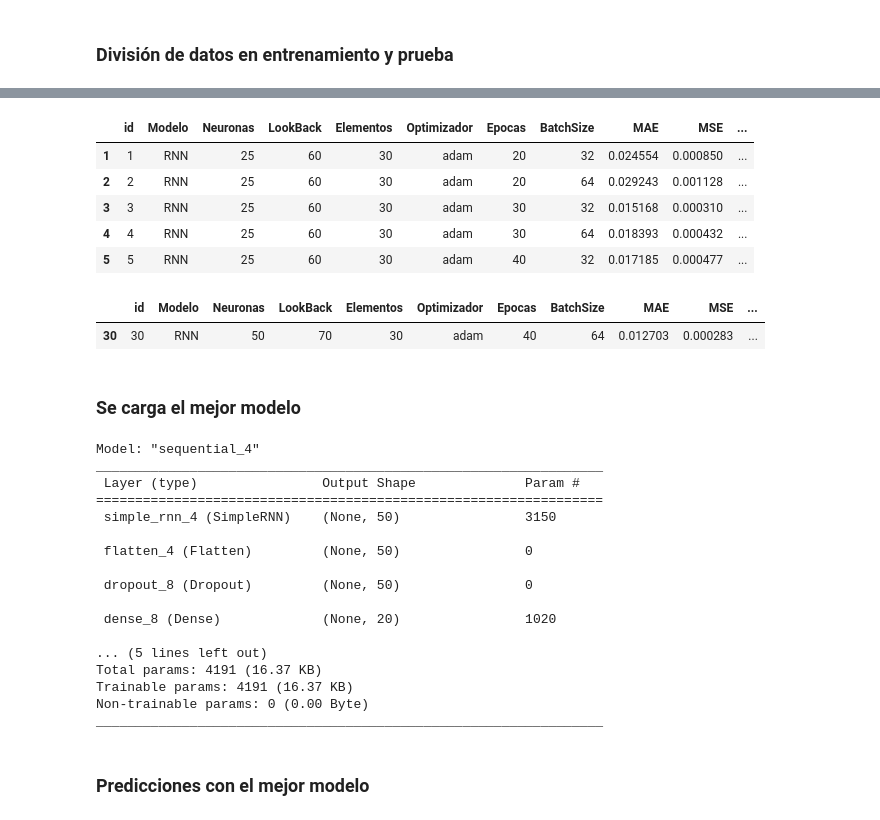
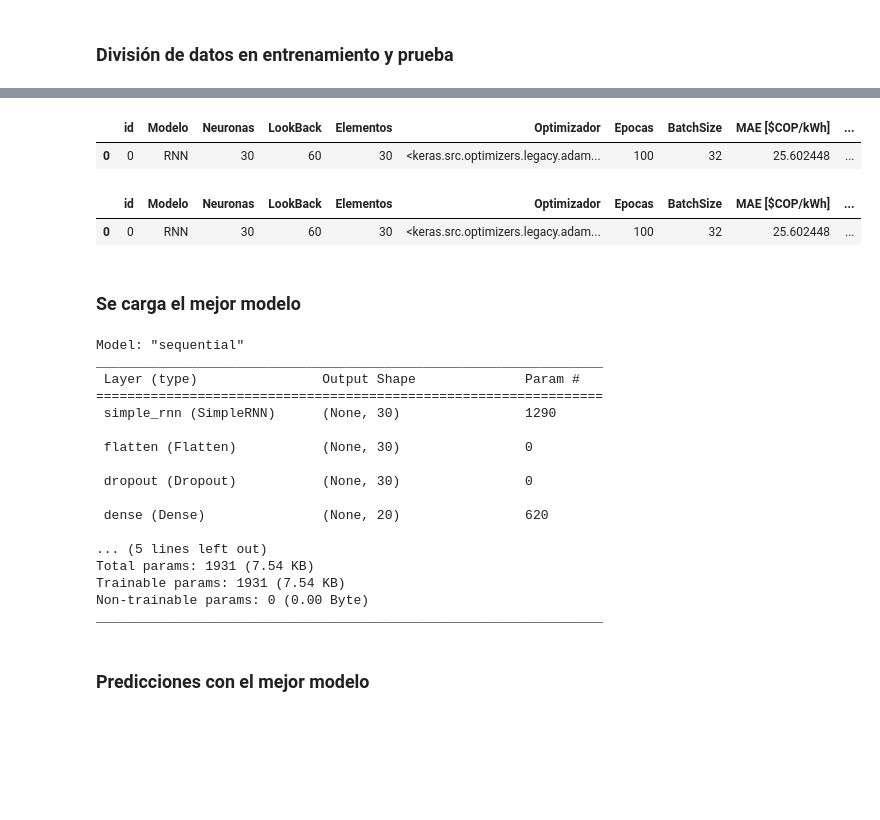
Before and after one commit to cjusquini/MonografiaUdeA, a Jupyter notebook: 7_RNN.ipynb, the cells around one changed output, grey strips where cells are left out. Cells and saved outputs as stored; diff of their text form; code cells hidden in the pictures; blank space fills up the shorter version.

```diff
--- a/7_RNN.ipynb
+++ b/7_RNN.ipynb
@@ -272,40 +303,44 @@ modelo: RNN, neuronas: 100,lag: 80, elementos: 30, optimizador: adam, perdida: m
-# %%
-model_summary_df.to_csv(os.path.join(abspath,"models", "results",f"7_{modelos_implementar[0]}_model_results.csv"))
-model_summary_df.head()
-# %% [output]
-|  | id | Modelo | Neuronas | LookBack | Elementos | Optimizador | Epocas | BatchSize | MAE | MSE | ... |
-| 1 | 1 | RNN | 25 | 60 | 30 | adam | 20 | 32 | 0.024554 | 0.000850 | ... |
-| 2 | 2 | RNN | 25 | 60 | 30 | adam | 20 | 64 | 0.029243 | 0.001128 | ... |
-| 3 | 3 | RNN | 25 | 60 | 30 | adam | 30 | 32 | 0.015168 | 0.000310 | ... |
-| 4 | 4 | RNN | 25 | 60 | 30 | adam | 30 | 64 | 0.018393 | 0.000432 | ... |
-| 5 | 5 | RNN | 25 | 60 | 30 | adam | 40 | 32 | 0.017185 | 0.000477 | ... |
+# %%
+retardos, neurons, modelos_implementar, \
+    elementos_a_predecir, optimizers, losses, \
+    epochs, batch_size = get_hyperparams()
+
+train_data, test_data = split_data(lags = retardos, scaled_df = scaled_df, train_test_split_ratio = 0.8)
+
+if not os.path.exists(os.path.join(abspath,"models", "results")):
+        os.makedirs(os.path.join(abspath,"models", "results"))
+model_summary_df.to_excel(os.path.join(abspath,"models", "results",f"{modelos_implementar[0]}_iterations_model_results.xlsx"))
+model_summary_df.head()
+# %% [output]
+|  | id | Modelo | Neuronas | LookBack | Elementos | Optimizador | Epocas | BatchSize | MAE [$COP/kWh] | ... |
+| 0 | 0 | RNN | 30 | 60 | 30 | <keras.src.optimizers.legacy.adam... | 100 | 32 | 25.602448 | ... |
 # %%
-best_model = model_summary_df[model_summary_df['MSE'] == model_summary_df['MSE'].min()]
+best_model = model_summary_df[model_summary_df['MSE [$COP/kWh]'] == model_summary_df['MSE [$COP/kWh]'].min()]
 best_model
 # %% [output]
-|  | id | Modelo | Neuronas | LookBack | Elementos | Optimizador | Epocas | BatchSize | MAE | MSE | ... |
-| 30 | 30 | RNN | 50 | 70 | 30 | adam | 40 | 64 | 0.012703 | 0.000283 | ... |
+|  | id | Modelo | Neuronas | LookBack | Elementos | Optimizador | Epocas | BatchSize | MAE [$COP/kWh] | ... |
+| 0 | 0 | RNN | 30 | 60 | 30 | <keras.src.optimizers.legacy.adam... | 100 | 32 | 25.602448 | ... |
 # %% [markdown]
 ### Se carga el mejor modelo
 # %%
-best_model_saved =load_model(os.path.join(abspath,"models","iterations",f'{modelos_implementar[0]}', f'{modelos_implementar[0]}_{best_model["id"].values[0]}.h5'))
+best_model_saved =load_model(os.path.join(abspath,"models","iterations",f'{modelos_implementar[0]}', f'{modelos_implementar[0]}_{best_index}.keras'))
 best_model_saved.summary()
 # %% [output]
-Model: "sequential_4"
+Model: "sequential"
 _________________________________________________________________
  Layer (type)                Output Shape              Param #
 =================================================================
- simple_rnn_4 (SimpleRNN)    (None, 50)                3150
+ simple_rnn (SimpleRNN)      (None, 30)                1290
 
- flatten_4 (Flatten)         (None, 50)                0
+ flatten (Flatten)           (None, 30)                0
 
- dropout_8 (Dropout)         (None, 50)                0
+ dropout (Dropout)           (None, 30)                0
 
- dense_8 (Dense)             (None, 20)                1020
+ dense (Dense)               (None, 20)                620
 
 ... (5 lines left out)
-Total params: 4191 (16.37 KB)
-Trainable params: 4191 (16.37 KB)
+Total params: 1931 (7.54 KB)
+Trainable params: 1931 (7.54 KB)
 Non-trainable params: 0 (0.00 Byte)
 _________________________________________________________________
 # %%
```
Also changed, not shown: parts of 20 cells of this notebook, 43 other files.
